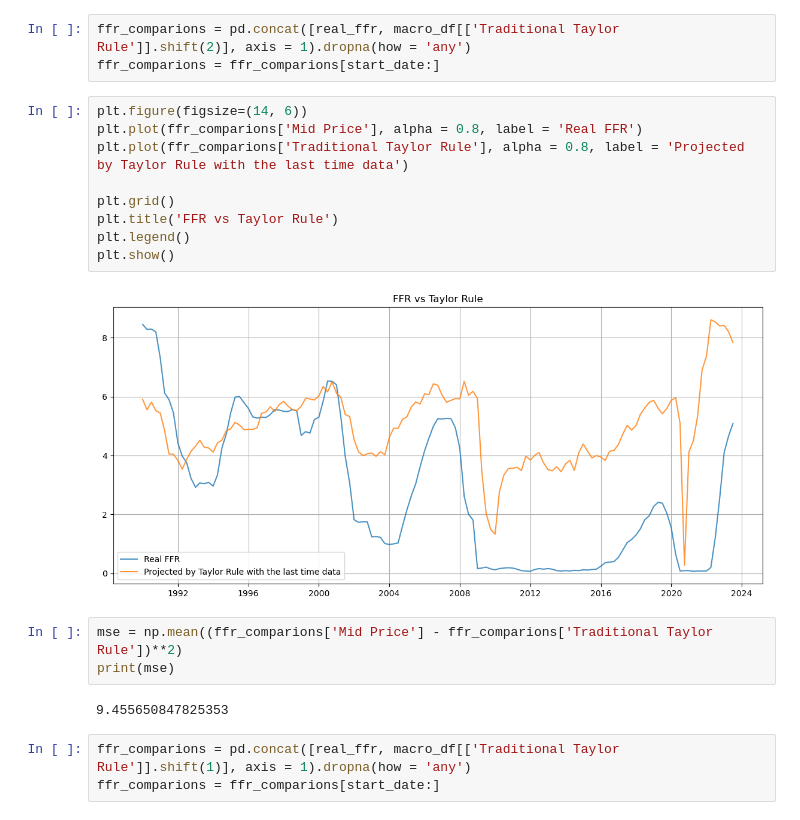
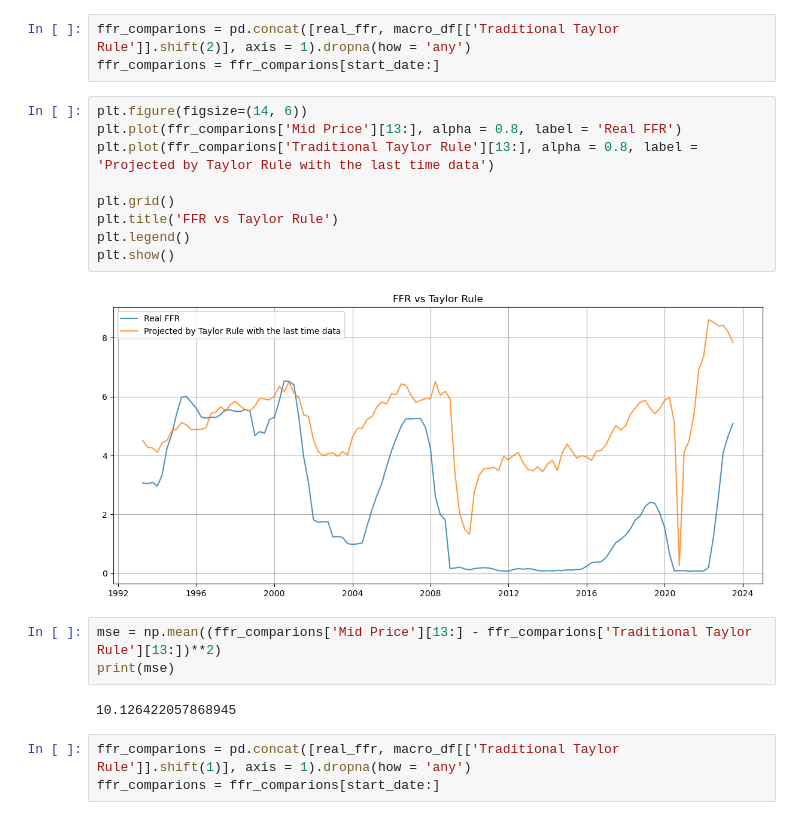
Before and after one commit to FanZixian/ECON_4200_GP, a Jupyter notebook: Traditional_Taylor_Rule.ipynb, the cells around one changed output. Drawn from its saved outputs; the diff is of its cells as text.

```diff
--- a/Traditional_Taylor_Rule.ipynb
+++ b/Traditional_Taylor_Rule.ipynb
@@ -63,20 +63,20 @@ ffr_comparions = pd.concat([real_ffr, macro_df[['Traditional Taylor Rule']].shif
 ffr_comparions = ffr_comparions[start_date:]
 # %%
 plt.figure(figsize=(14, 6))
-plt.plot(ffr_comparions['Mid Price'], alpha = 0.8, label = 'Real FFR')
-plt.plot(ffr_comparions['Traditional Taylor Rule'], alpha = 0.8, label = 'Projected by Taylor Rule with the last time data')
+plt.plot(ffr_comparions['Mid Price'][13:], alpha = 0.8, label = 'Real FFR')
+plt.plot(ffr_comparions['Traditional Taylor Rule'][13:], alpha = 0.8, label = 'Projected by Taylor Rule with the last time data')
 
 plt.grid()
 plt.title('FFR vs Taylor Rule')
 plt.legend()
 plt.show()
 # %% [output]
-[figure, old version]
+[figure, new version]
 # %%
-mse = np.mean((ffr_comparions['Mid Price'] - ffr_comparions['Traditional Taylor Rule'])**2)
+mse = np.mean((ffr_comparions['Mid Price'][13:] - ffr_comparions['Traditional Taylor Rule'][13:])**2)
 print(mse)
 # %% [output]
-9.455650847825353
+10.126422057868945
 # %%
 ffr_comparions = pd.concat([real_ffr, macro_df[['Traditional Taylor Rule']].shift(1)], axis = 1).dropna(how = 'any')
 ffr_comparions = ffr_comparions[start_date:]
```
Also changed, not shown: parts of 2 cells of this notebook, 3 other files.
